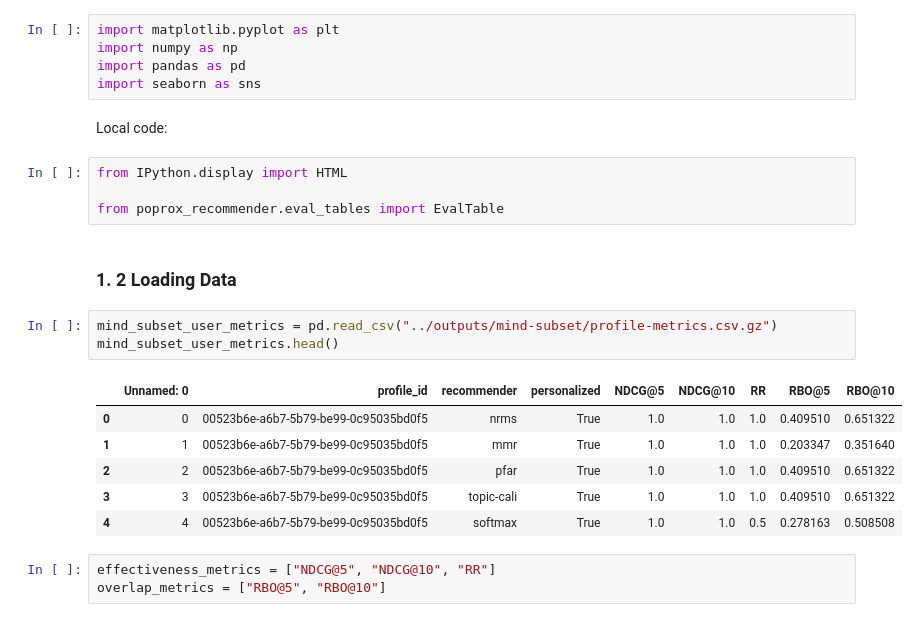
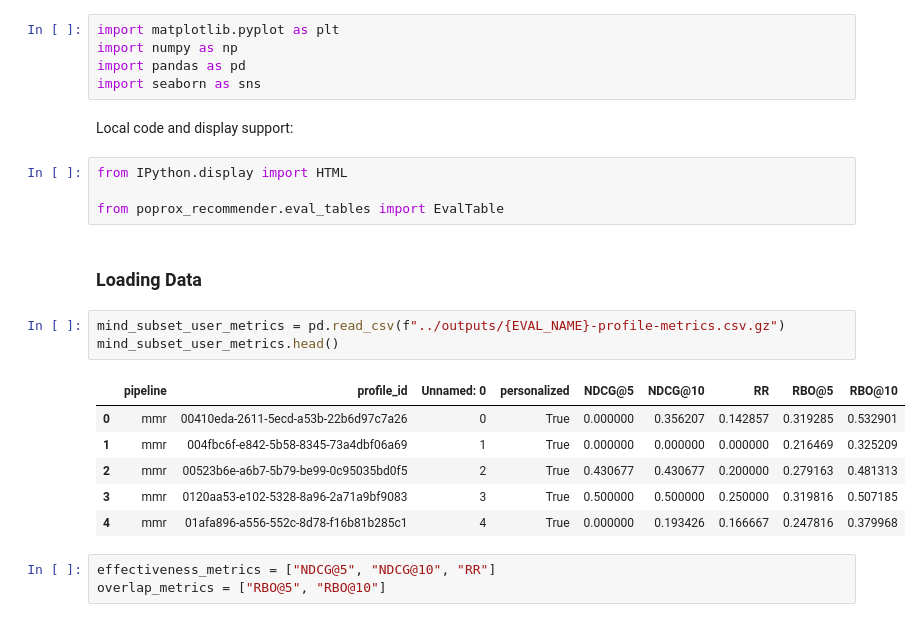
Before and after one commit to CCRI-POPROX/poprox-recommender, a Jupyter notebook: notebooks/mind-subset.ipynb, the cells around one changed output. Cells and saved outputs as stored; diff of their text form.

```diff
--- a/notebooks/mind-subset.ipynb
+++ b/notebooks/mind-subset.ipynb
@@ -15,23 +26,23 @@ import numpy as np
 import pandas as pd
 import seaborn as sns
 # %% [markdown]
-Local code:
+Local code and display support:
 # %%
 from IPython.display import HTML
 
 from poprox_recommender.eval_tables import EvalTable
 # %% [markdown]
-### 1. 2 Loading Data
+### Loading Data
 # %%
-mind_subset_user_metrics = pd.read_csv("../outputs/mind-subset/profile-metrics.csv.gz")
+mind_subset_user_metrics = pd.read_csv(f"../outputs/{EVAL_NAME}-profile-metrics.csv.gz")
 mind_subset_user_metrics.head()
 # %% [output]
-|  | Unnamed: 0 | profile_id | recommender | personalized | NDCG@5 | NDCG@10 | RR | RBO@5 | RBO@10 |
-| 0 | 0 | 00523b6e-a6b7-5b79-be99-0c95035bd0f5 | nrms | True | 1.0 | 1.0 | 1.0 | 0.409510 | 0.651322 |
-| 1 | 1 | 00523b6e-a6b7-5b79-be99-0c95035bd0f5 | mmr | True | 1.0 | 1.0 | 1.0 | 0.203347 | 0.351640 |
-| 2 | 2 | 00523b6e-a6b7-5b79-be99-0c95035bd0f5 | pfar | True | 1.0 | 1.0 | 1.0 | 0.409510 | 0.651322 |
-| 3 | 3 | 00523b6e-a6b7-5b79-be99-0c95035bd0f5 | topic-cali | True | 1.0 | 1.0 | 1.0 | 0.409510 | 0.651322 |
-| 4 | 4 | 00523b6e-a6b7-5b79-be99-0c95035bd0f5 | softmax | True | 1.0 | 1.0 | 0.5 | 0.278163 | 0.508508 |
+|  | pipeline | profile_id | Unnamed: 0 | personalized | NDCG@5 | NDCG@10 | RR | RBO@5 | RBO@10 |
+| 0 | mmr | 00410eda-2611-5ecd-a53b-22b6d97c7a26 | 0 | True | 0.000000 | 0.356207 | 0.142857 | 0.319285 | 0.532901 |
+| 1 | mmr | 004fbc6f-e842-5b58-8345-73a4dbf06a69 | 1 | True | 0.000000 | 0.000000 | 0.000000 | 0.216469 | 0.325209 |
+| 2 | mmr | 00523b6e-a6b7-5b79-be99-0c95035bd0f5 | 2 | True | 0.430677 | 0.430677 | 0.200000 | 0.279163 | 0.481313 |
+| 3 | mmr | 0120aa53-e102-5328-8a96-2a71a9bf9083 | 3 | True | 0.500000 | 0.500000 | 0.250000 | 0.319816 | 0.507185 |
+| 4 | mmr | 01afa896-a556-552c-8d78-f16b81b285c1 | 4 | True | 0.000000 | 0.193426 | 0.166667 | 0.247816 | 0.379968 |
 # %%
 effectiveness_metrics = ["NDCG@5", "NDCG@10", "RR"]
 overlap_metrics = ["RBO@5", "RBO@10"]
```
Also changed, not shown: parts of 12 cells of this notebook, 49 other files.
